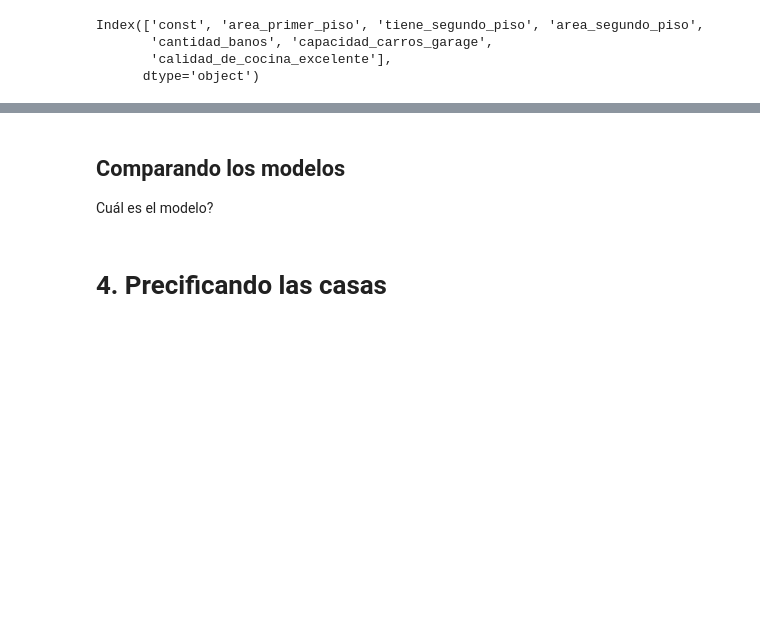
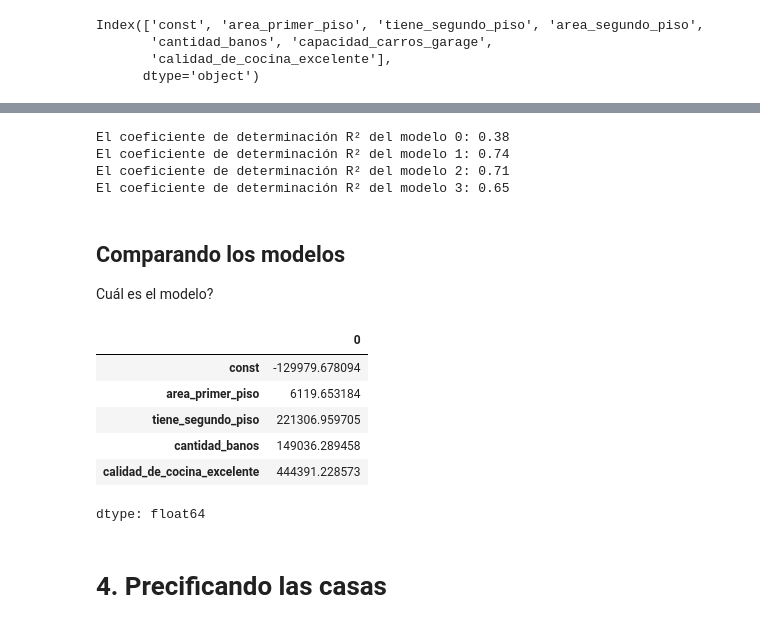
Before and after one commit to Cesar-Curitol/Relajaciones_con_regresion_lineal, a Jupyter notebook: precios_de_inmuebles_regresion_lineal.ipynb, the cells around one changed output, grey strips where cells are left out. Cells and saved outputs as stored; diff of their text form; code cells hidden in the pictures; blank space fills up the shorter version.

```diff
--- a/precios_de_inmuebles_regresion_lineal.ipynb
+++ b/precios_de_inmuebles_regresion_lineal.ipynb
@@ -329,8 +345,25 @@ ValueError: not enough values to unpack (expected 3, got 2)
+# %%
+for i,j in enumerate (modelos):
+  print (f'El coeficiente de determinación R² del modelo {i}: {j.rsquared.round(2)}')
+# %% [output]
+El coeficiente de determinación R² del modelo 0: 0.38
+El coeficiente de determinación R² del modelo 1: 0.74
+El coeficiente de determinación R² del modelo 2: 0.71
+El coeficiente de determinación R² del modelo 3: 0.65
 # %% [markdown]
 ## Comparando los modelos
 Cuál es el modelo?
 # %%
 # Cuántos parámetros tiene el modelo?
+modelo_3.params
+# %% [output]
+|  | 0 |
+| const | -129979.678094 |
+| area_primer_piso | 6119.653184 |
+| tiene_segundo_piso | 221306.959705 |
+| cantidad_banos | 149036.289458 |
+| calidad_de_cocina_excelente | 444391.228573 |
+dtype: float64
 # %% [markdown]
 # 4. Precificando las casas
 # %% [markdown]
```
Also changed, not shown: parts of 6 cells of this notebook.
